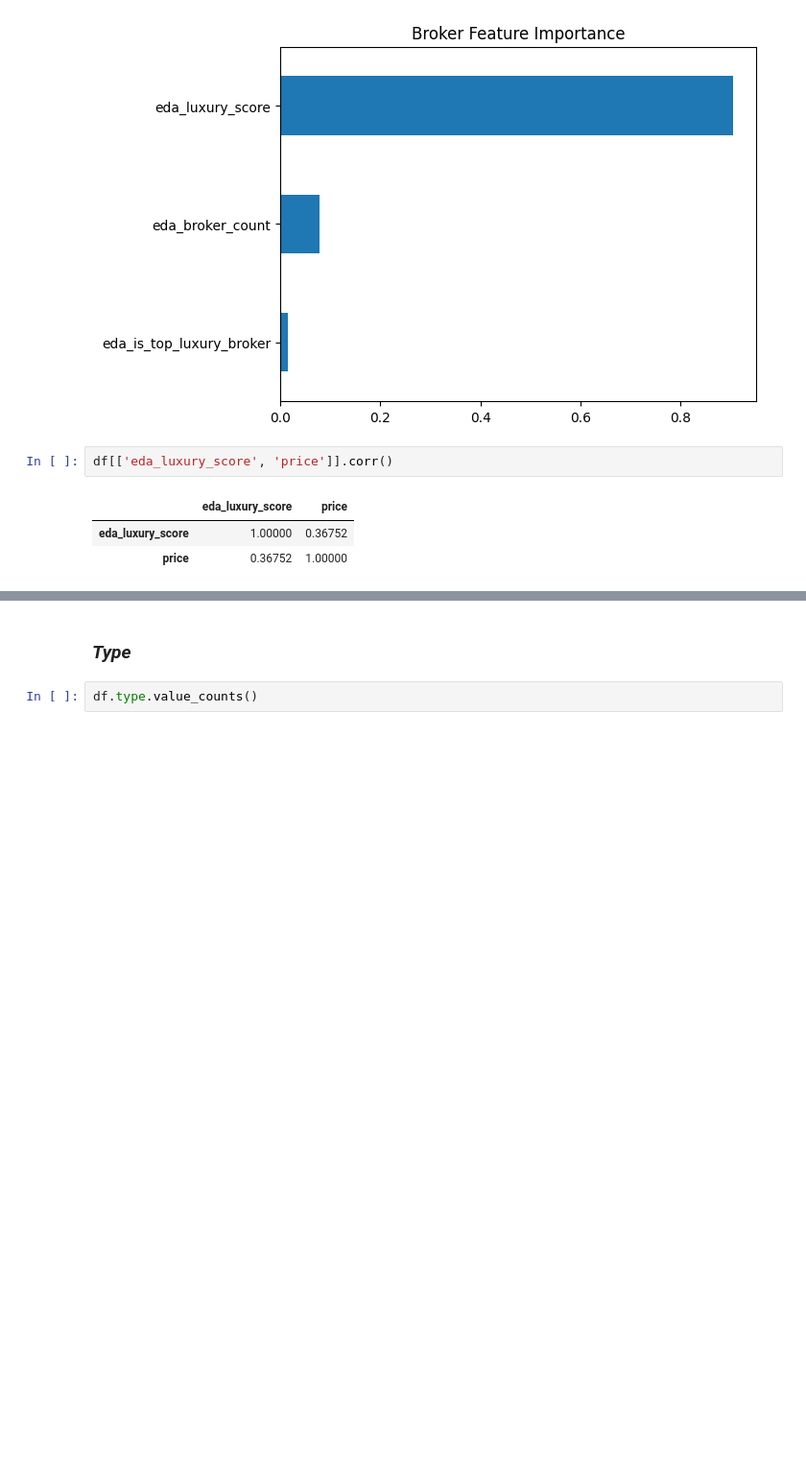
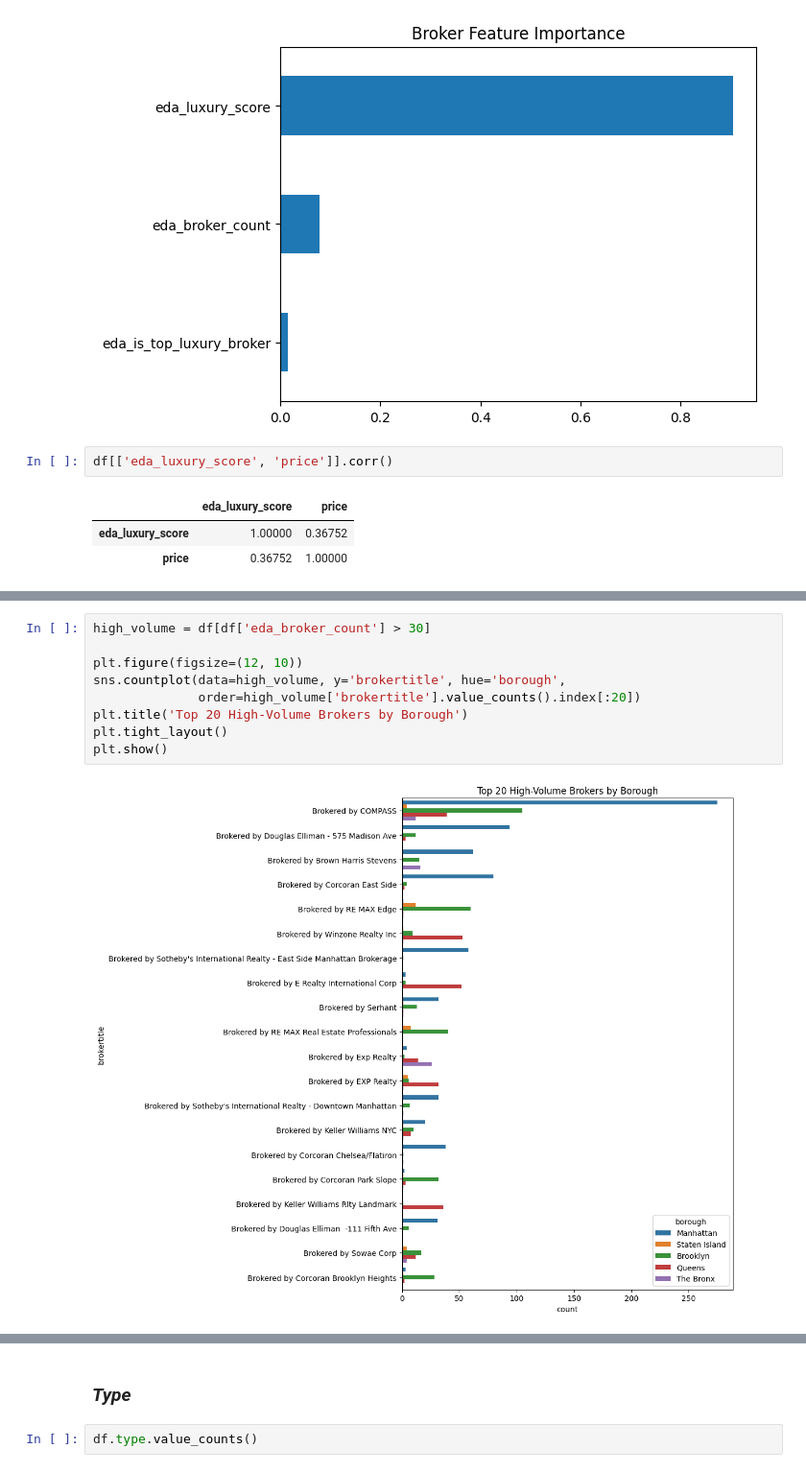
Before and after one commit to codekot/nyc-housing-project, a Jupyter notebook: notebooks/1_data_cleaning_eda.ipynb, the cells around one changed output, grey strips where cells are left out. Shown at 96% size. Drawn from its saved outputs; the diff is of its cells as text; blank space fills up the shorter version.

Commit message:
Woring with brokers

```diff
--- a/notebooks/1_data_cleaning_eda.ipynb
+++ b/notebooks/1_data_cleaning_eda.ipynb
@@ -645,0 +687,11 @@ df[['eda_luxury_score', 'price']].corr()
+# %%
+high_volume = df[df['eda_broker_count'] > 30]
+
+plt.figure(figsize=(12, 10))
+sns.countplot(data=high_volume, y='brokertitle', hue='borough',
+              order=high_volume['brokertitle'].value_counts().index[:20])
+plt.title('Top 20 High-Volume Brokers by Borough')
+plt.tight_layout()
+plt.show()
+# %% [output]
+[figure, added]
```
Also changed, not shown: parts of 86 cells of this notebook, 1 other file.
